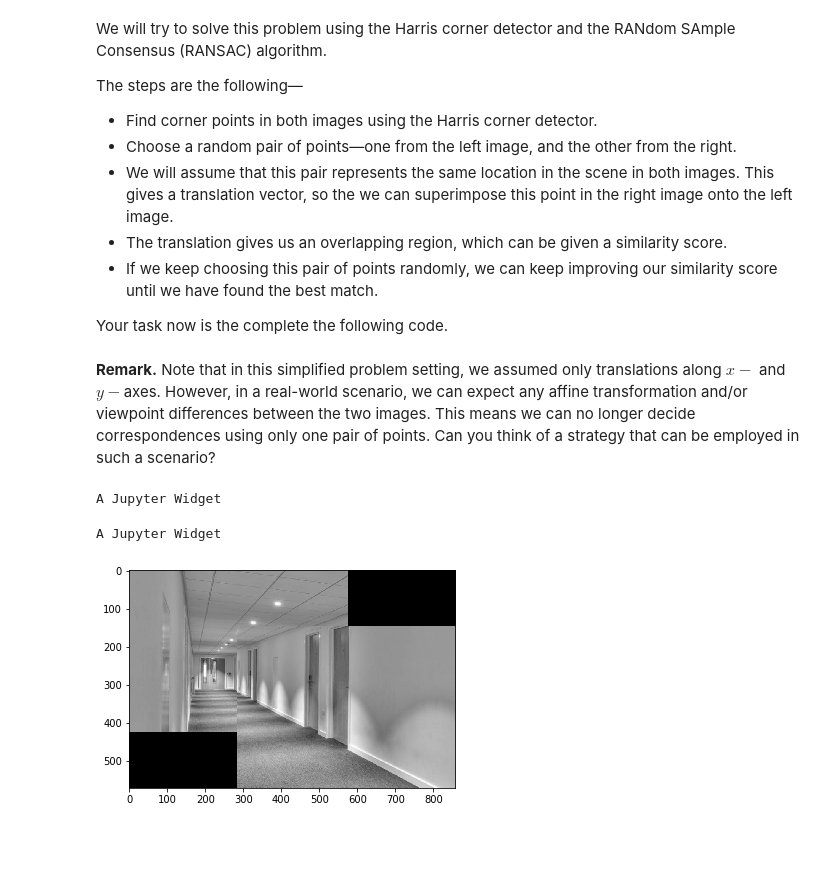
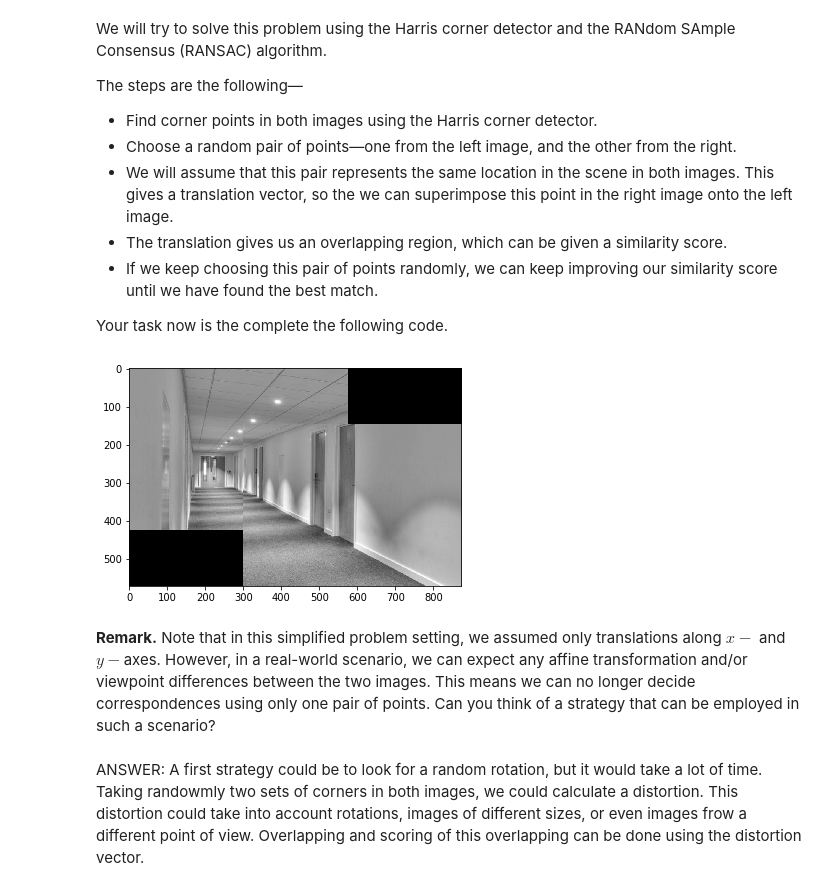
Before and after one commit to VincentAuriau/Visual_Computing, a Jupyter notebook: Assignment_1/VIC2018_Assignment1.ipynb, the cells around one changed output. Saved outputs shown, nothing was run; the diff lists cells and outputs as text; code cells hidden in the pictures; blank space fills up the shorter version.

```diff
--- a/Assignment_1/VIC2018_Assignment1.ipynb
+++ b/Assignment_1/VIC2018_Assignment1.ipynb
@@ -463,16 +421,15 @@ def stitch_images(left, right, max_tries=1000):
         pass
 
     return stitched_image
+# %%
+a = stitch_images(left_img, right_img, 1000)
+
+plt.imshow(a, cmap='gray')
+plt.show()
+# Let's display the stitched image
+# %% [output]
+[figure, added]
 # %% [markdown]
 **Remark.** Note that in this simplified problem setting, we assumed only translations along $x-$ and $y-$axes. However, in a real-world scenario, we can expect any affine transformation and/or viewpoint differences between the two images. This means we can no longer decide correspondences using only one pair of points. Can you think of a strategy that can be employed in such a scenario?
-# %%
-a = stitch_images(left_img, right_img, 400)
-# %% [output]
-A Jupyter Widget
-A Jupyter Widget
-# %%
-plt.imshow(a, cmap='gray')
-plt.show()
-# Let's display the stitched image
-# %% [output]
-[figure, removed]
+# %% [markdown]
+ANSWER: A first strategy could be to look for a random rotation, but it would take a lot of time. Taking randowmly two sets of corners in both images, we could calculate a distortion. This distortion could take into account rotations, images of different sizes, or even images frow a different point of view. Overlapping and scoring of this overlapping can be done using the distortion vector.
```
Also changed, not shown: parts of 1 cell of this notebook.
